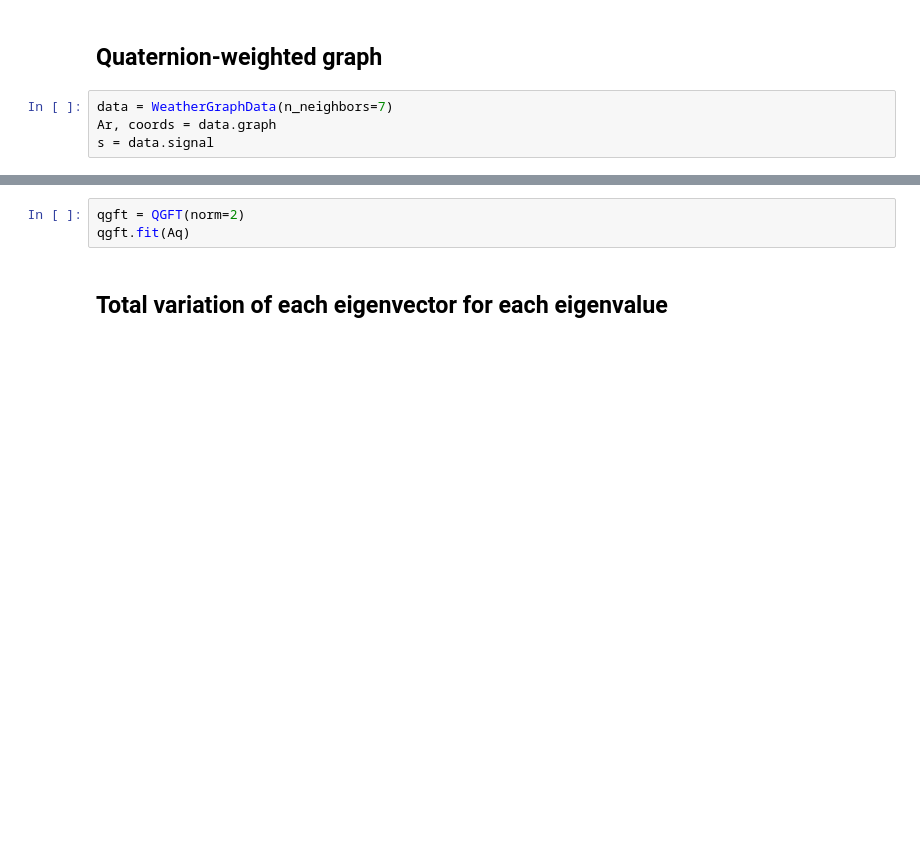
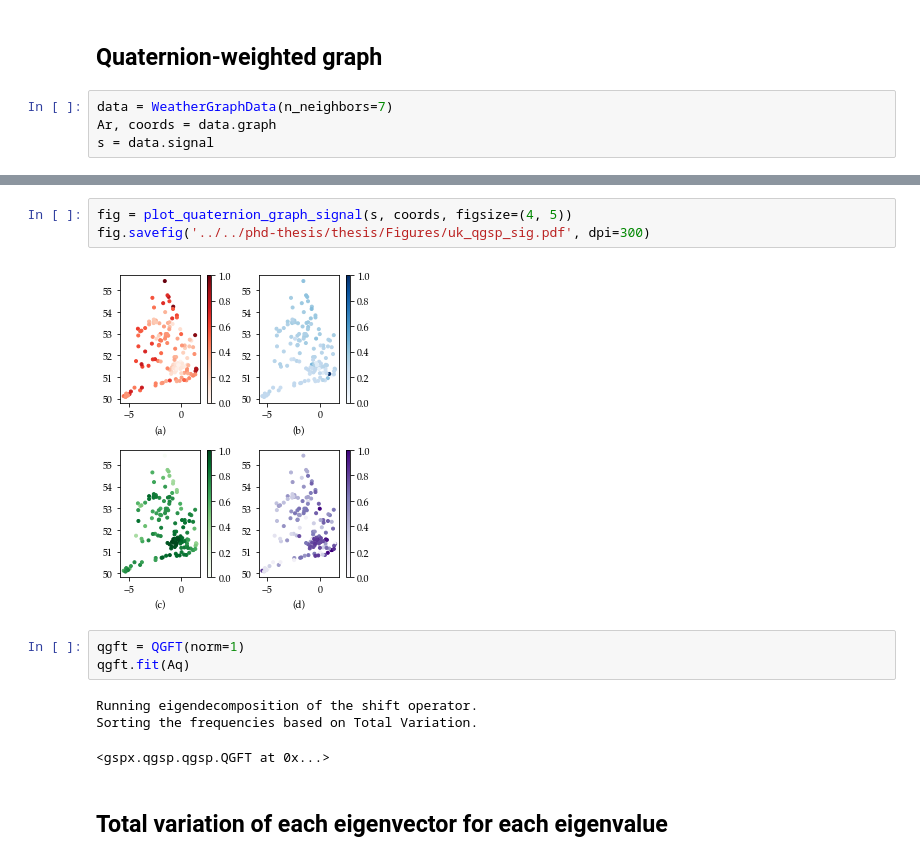
Before and after one commit to gboaviagem/gspx, a Jupyter notebook: notebooks/spectral_analysis.ipynb, the cells around one changed output, grey strips where cells are left out. Cells and saved outputs as stored; diff of their text form; blank space fills up the shorter version.

```diff
--- a/notebooks/spectral_analysis.ipynb
+++ b/notebooks/spectral_analysis.ipynb
@@ -35,6 +54,15 @@ plot_quaternion_graph_signal(s, coords)
+# %%
+fig = plot_quaternion_graph_signal(s, coords, figsize=(4, 5))
+fig.savefig('../../phd-thesis/thesis/Figures/uk_qgsp_sig.pdf', dpi=300)
+# %% [output]
+[figure, added]
 # %%
-qgft = QGFT(norm=2)
+qgft = QGFT(norm=1)
 qgft.fit(Aq)
+# %% [output]
+Running eigendecomposition of the shift operator.
+Sorting the frequencies based on Total Variation.
+<gspx.qgsp.qgsp.QGFT at 0x...>
 # %% [markdown]
 ## Total variation of each eigenvector for each eigenvalue
 # %%
```
Also changed, not shown: parts of 11 cells of this notebook, 4 other files.
